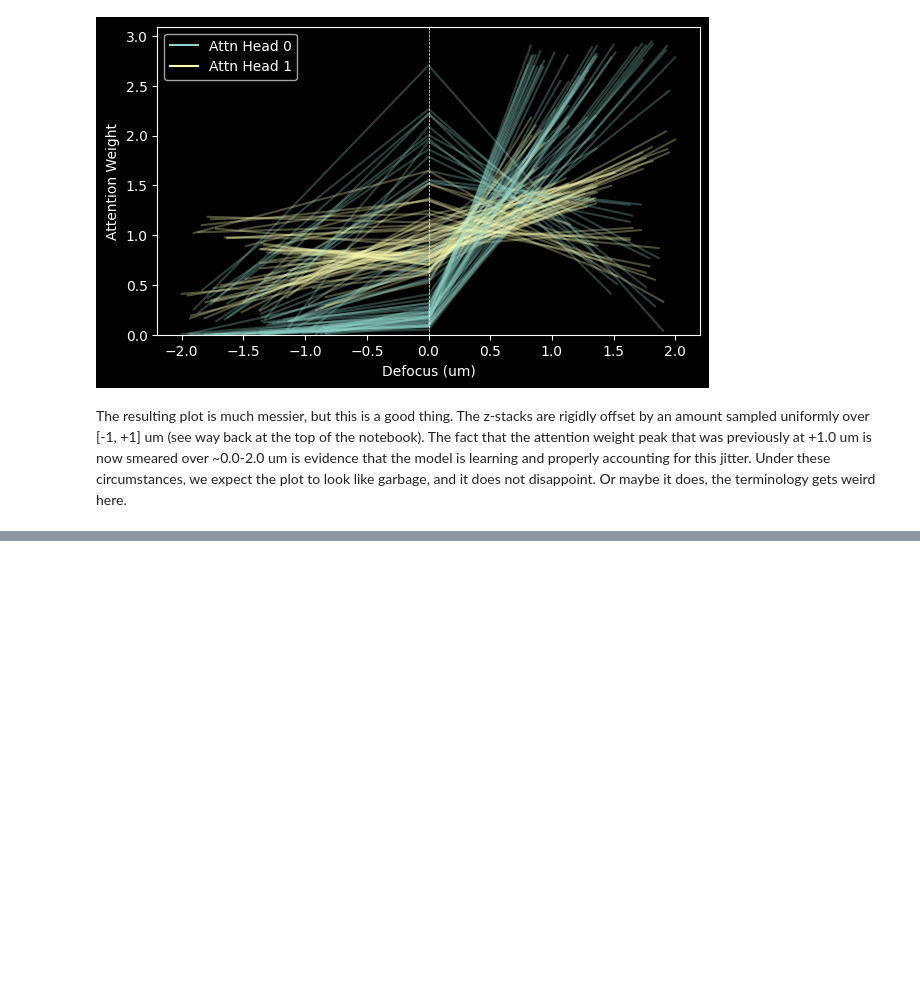
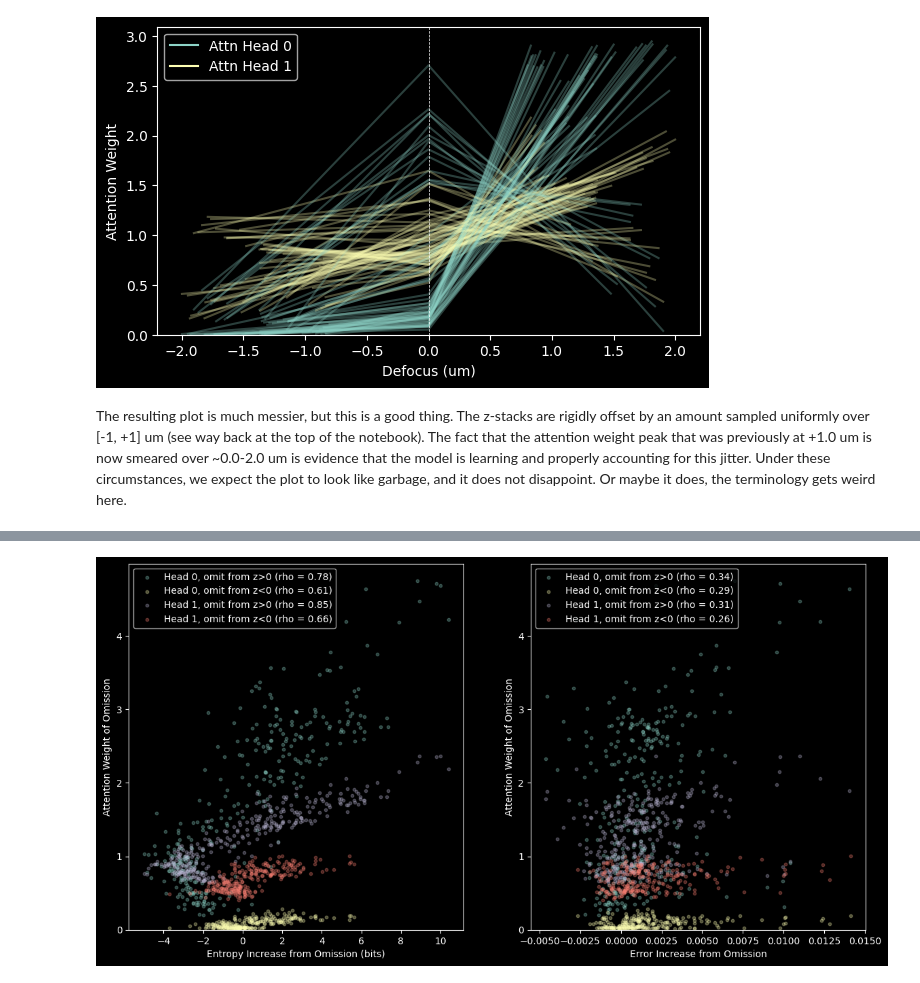
Before and after one commit to walterfu1064/cynosure, a Jupyter notebook: examples/zstack_decoding/example_2f.ipynb, the cells around one changed output, grey strips where cells are left out. Cells and saved outputs as stored; diff of their text form; code cells hidden in the pictures; blank space fills up the shorter version.

```diff
--- a/examples/zstack_decoding/example_2f.ipynb
+++ b/examples/zstack_decoding/example_2f.ipynb
@@ -324,0 +365,27 @@ The resulting plot is much messier, but this is a good thing. The z-stacks are r
+# %%
+with torch.inference_mode():
+    preds = solver.head.whitened_distribution(solver.head(images, z))
+    base_entropy = preds.entropy().numpy(force=True) / math.log(2)  # [B,]
+    base_error = get_whitened_error(phase_coefs, amp_coefs, preds.loc).numpy(force=True)  # [B,]
+
+num_z = z.shape[-1]
+z_indices = torch.arange(num_z, device=images.device)
+
+omitted_z = np.empty((batch_size, num_z), dtype=np.float32)
+entropy_w_omission = np.empty((batch_size, num_z), dtype=np.float32)
+error_w_omission = np.empty((batch_size, num_z), dtype=np.float32)
+
+with torch.inference_mode():
+    for i, omit_idx in enumerate(range(num_z)):
+        keep = z_indices != omit_idx
+        preds = solver.head.whitened_distribution(solver.head(images[:, keep, :, :], z[:, keep]))
+
+        entropy = preds.entropy()
+        mse = get_whitened_error(phase_coefs, amp_coefs, preds.loc).numpy(force=True)
+
+        omitted_z[:, i] = z[:, omit_idx].numpy(force=True)
+        entropy_w_omission[:, i] = entropy.numpy(force=True) / math.log(2)
+        error_w_omission[:, i] = mse
+
+delta_entropy = entropy_w_omission - base_entropy[:, None]  # [B, Z]
+delta_error = error_w_omission - base_error[:, None]  # [B, Z]
@@ -324,0 +437,20 @@ The resulting plot is much messier, but this is a good thing. The z-stacks are r
+# %%
+pos_omit = omitted_z >= 0
+fig, axarr = pyplot.subplots(1, 2 ,figsize=(14, 7))
+ax1, ax2 = axarr
+for j in range(encoder_spec.num_attention_heads):
+    for filt, zlbl in zip([pos_omit, ~pos_omit], ["z>0", "z<0"]):
+        rho_h, _ = stats.spearmanr(attn_weights[:, j][filt].ravel(), delta_entropy[filt].ravel())
+        rho_e, _ = stats.spearmanr(attn_weights[:, j][filt].ravel(), delta_error[filt].ravel())
+        ax1.scatter(delta_entropy[filt].ravel(), attn_weights[:, j][filt].ravel(), s=10, alpha=0.3, label=f"Head {j}, omit from {zlbl} (rho = {rho_h:.2f})")
+        ax2.scatter(delta_error[filt].ravel(), attn_weights[:, j][filt].ravel(), s=10, alpha=0.3, label=f"Head {j}, omit from {zlbl} (rho = {rho_e:.2f})")
+
+ax1.set_xlabel("Entropy Increase from Omission (bits)")
+ax2.set_xlabel("Error Increase from Omission")
+
+for ax in axarr:
+    ax.set_ylabel("Attention Weight of Omission")
+    ax.set_ylim(bottom=0)
+    ax.legend()
+# %% [output]
+[figure, added]
```
Also changed, not shown: parts of 12 cells of this notebook, 2 other files.
